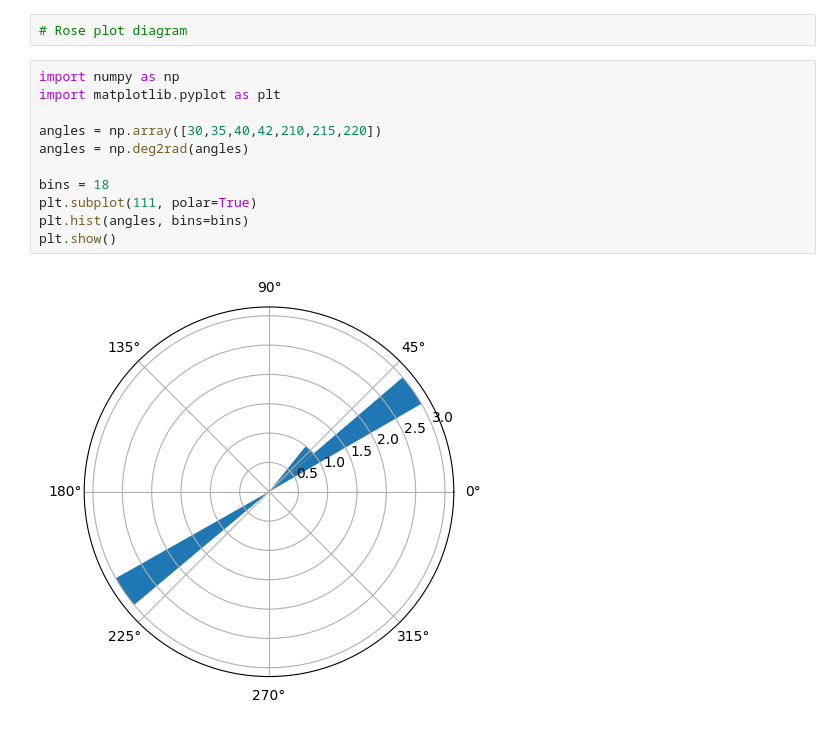
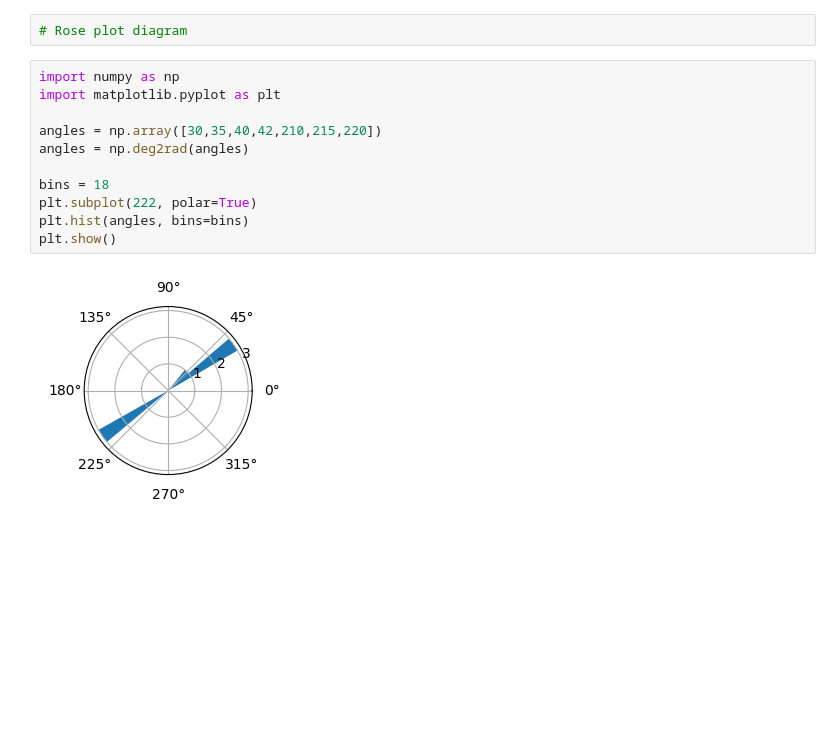
Before and after one commit to Ashraf-ISM/100-Days-of-Python-for-Oil-Gas-Subsurface-Analytics, a Jupyter notebook: notebooks/day-50/dlis.ipynb, the cells around one changed output. Cells and saved outputs as stored; diff of their text form; blank space fills up the shorter version.

```diff
--- a/notebooks/day-50/dlis.ipynb
+++ b/notebooks/day-50/dlis.ipynb
@@ -429,13 +429,13 @@ It is a circular histogram used to show the frequency distribution of directiona
 # %%
 import numpy as np
 import matplotlib.pyplot as plt
 
 angles = np.array([30,35,40,42,210,215,220])
 angles = np.deg2rad(angles)
 
 bins = 18
-plt.subplot(111, polar=True)
+plt.subplot(222, polar=True)
 plt.hist(angles, bins=bins)
 plt.show()
 # %% [output]
-[figure, old version]
+[figure, new version]
```
